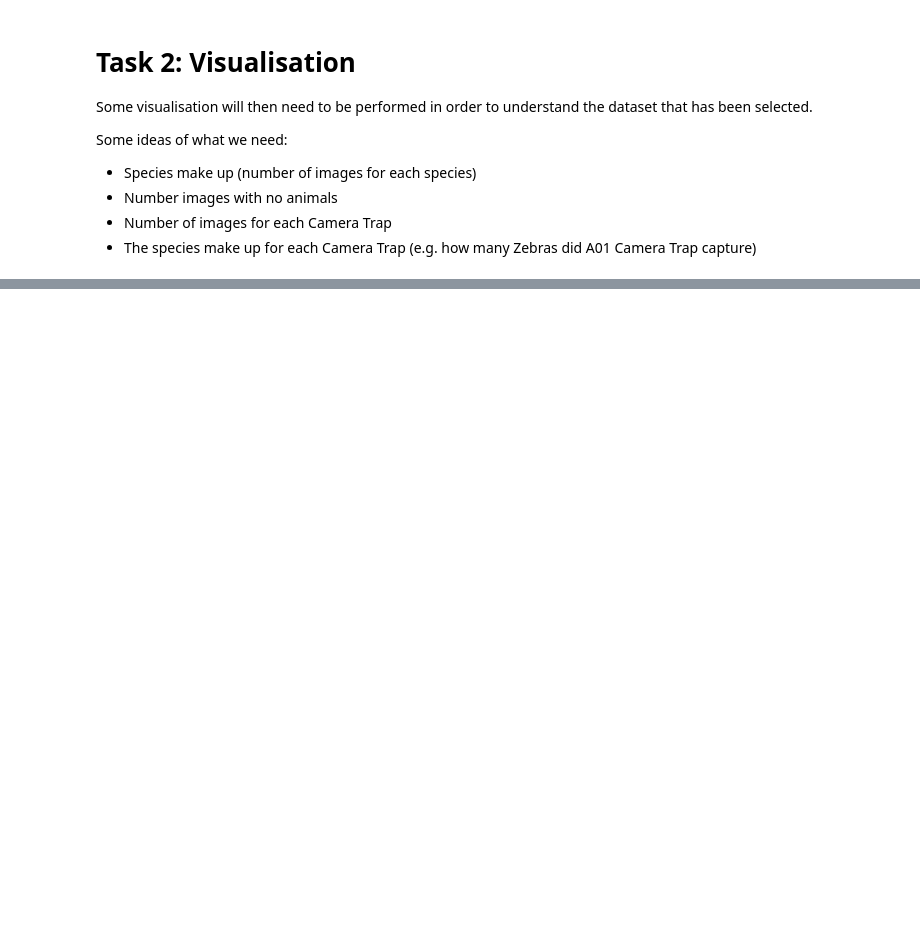
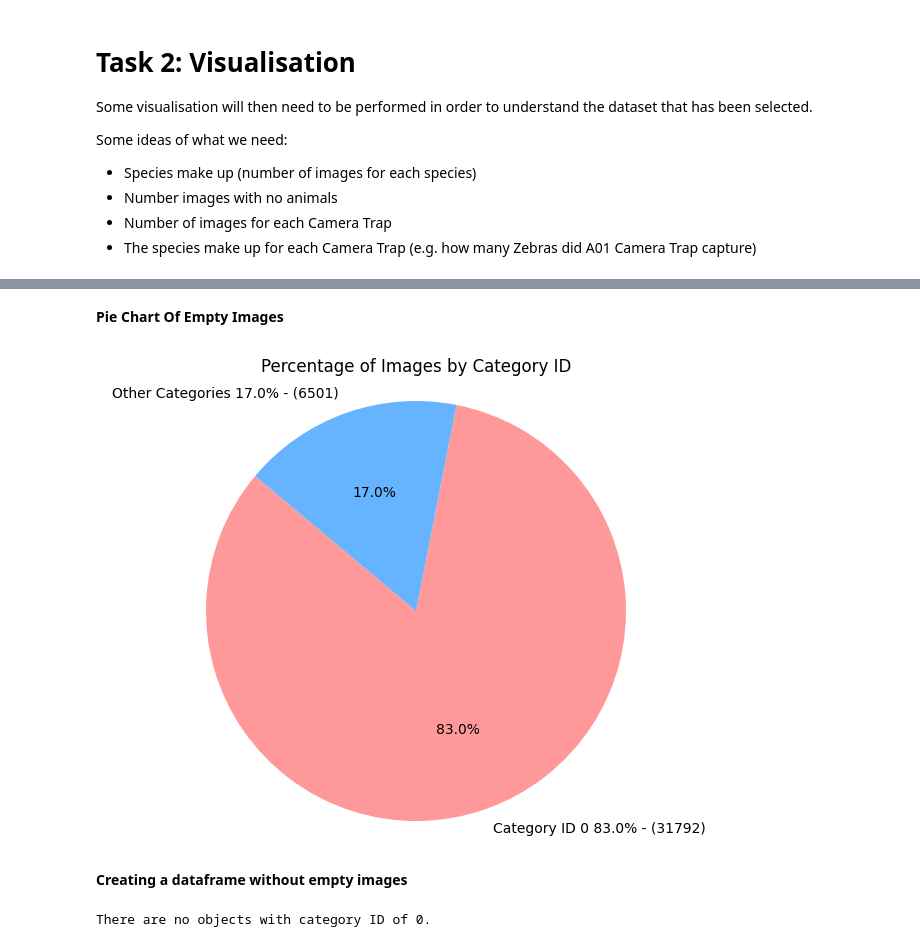
Before and after one commit to watch-raider/snapshot-karoo, a Jupyter notebook: SnapshotKaroo.ipynb, the cells around one changed output, grey strips where cells are left out. Drawn from its saved outputs; the diff is of its cells as text; code cells hidden in the pictures; blank space fills up the shorter version.

```diff
--- a/SnapshotKaroo.ipynb
+++ b/SnapshotKaroo.ipynb
@@ -251,0 +196,55 @@ KeyError: ['name']
+# %%
+import json
+import matplotlib.pyplot as plt
+
+# Load the JSON file
+with open('/content/snapshot-karoo/SnapshotKaroo_S1_v1.0.json') as file:
+    data = json.load(file)
+
+# Extract categories, annotations, and images
+categories = data['categories']
+annotations = data['annotations']
+images = data['images']
+# %% [markdown]
+**Pie Chart Of Empty Images**
+# %%
+# Count the number of images with category id 0 and all others
+category_0_count = sum(1 for annotation in annotations if annotation['category_id'] == 0)
+total_images = len(images)
+other_category_count = total_images - category_0_count
+
+# Calculate percentages
+category_0_percent = (category_0_count / total_images) * 100
+other_category_percent = (other_category_count / total_images) * 100
+
+# Create labels and sizes for the pie chart
+labels = ['Category ID 0 {:.1f}% - ({})'.format(category_0_percent, category_0_count),
+          'Other Categories {:.1f}% - ({})'.format(other_category_percent, other_category_count)]
+sizes = [category_0_count, other_category_count]
+colors = ['#ff9999','#66b3ff']  # You can change colors if you want
+
+# Plotting the pie chart
+plt.figure(figsize=(8, 6))
+plt.pie(sizes, labels=labels, colors=colors, autopct='%1.1f%%', startangle=140)
+plt.title('Percentage of Images by Category ID')
+plt.axis('equal')  # Equal aspect ratio ensures that pie is drawn as a circle.
+plt.show()
+# %% [output]
+[figure, added]
+# %% [markdown]
+**Creating a dataframe without empty images**
+# %%
+# Filter annotations where category_id is not 0
+filtered_annotations = [annotation for annotation in annotations if annotation['category_id'] != 0]
+
+# Create DataFrame
+df_annotations = pd.DataFrame(filtered_annotations)
+df_images = pd.DataFrame(images)
+# Display the DataFrame
+#print(df)
+if any(annotation['category_id'] == 0 for annotation in filtered_annotations):
+    print("There are objects with category ID of 0.")
+else:
+    print("There are no objects with category ID of 0.")
+# %% [output]
+There are no objects with category ID of 0.
```
Also changed, not shown: parts of 61 cells of this notebook.
